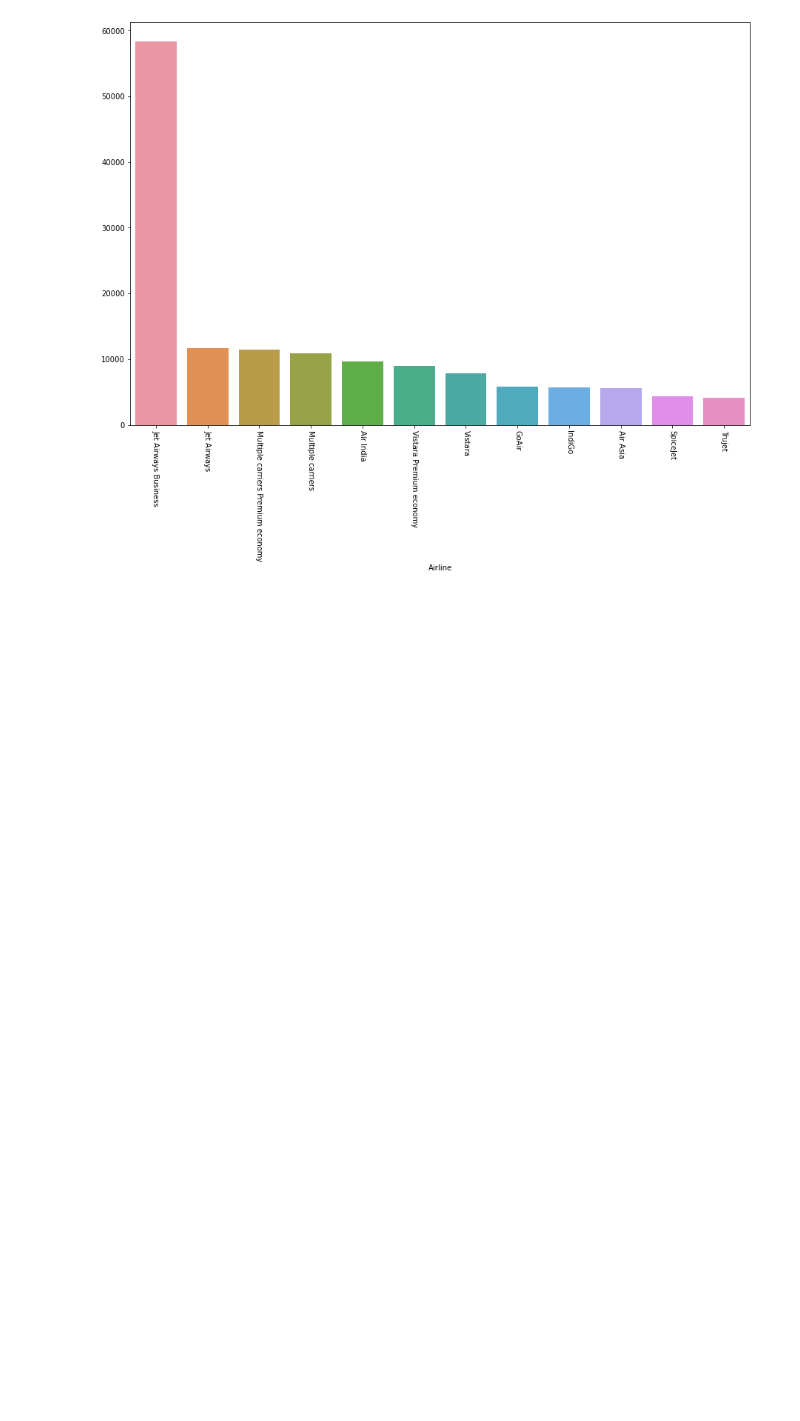
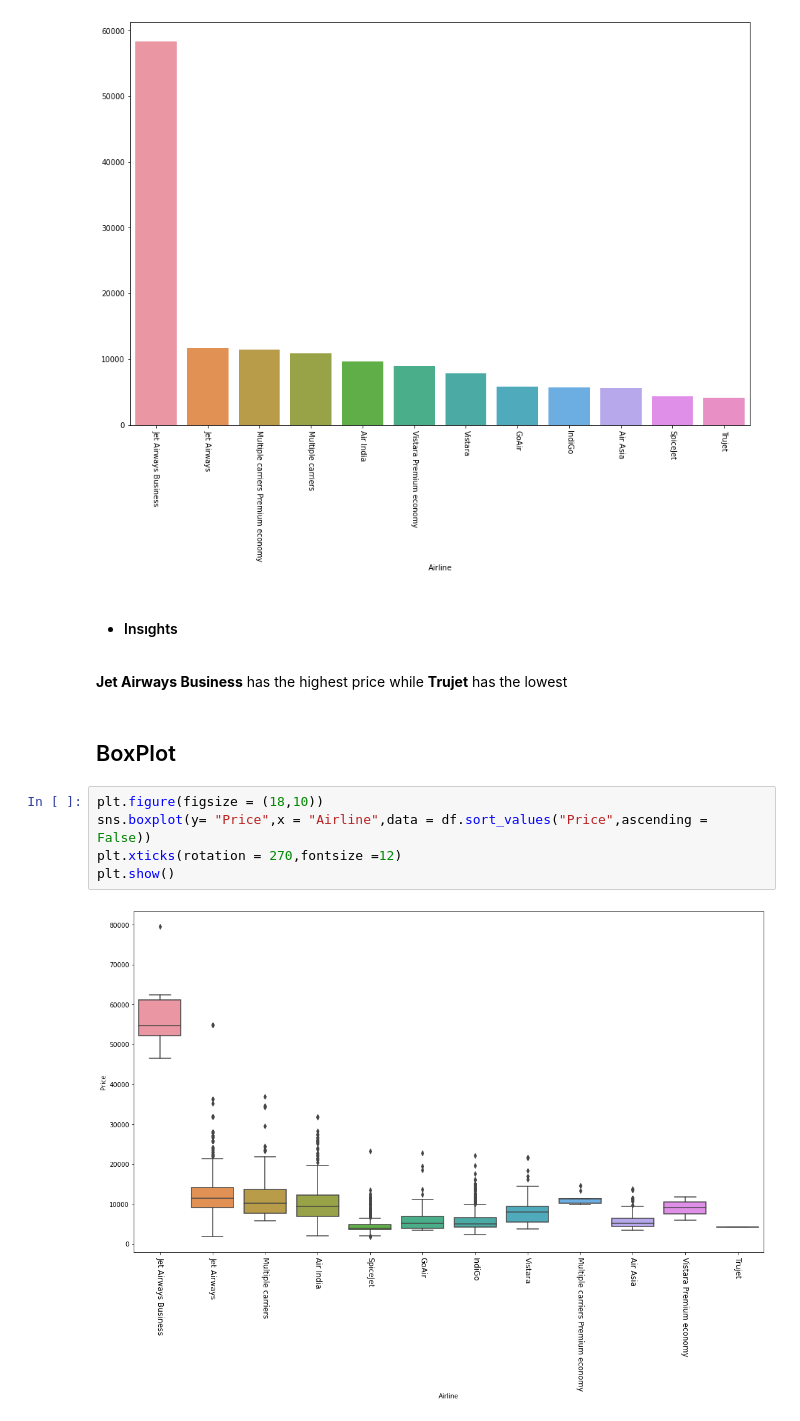
Before and after one commit to ugursavci/My-Data-Science-Portfolio, a Jupyter notebook: Flight Price/24.02.2020.ipynb, the cells around one changed output. Saved outputs shown, nothing was run; the diff lists cells and outputs as text; blank space fills up the shorter version.

```diff
--- a/Flight Price/24.02.2020.ipynb
+++ b/Flight Price/24.02.2020.ipynb
@@ -207,3 +143,16 @@ plt.xticks(rotation = 270)
 plt.show()
 # %% [output]
 [figure]
+# %% [markdown]
+- #### Insıghts
+# %% [markdown]
+**Jet Airways Business** has the highest price while **Trujet** has the lowest
+# %% [markdown]
+## BoxPlot
+# %%
+plt.figure(figsize = (18,10))
+sns.boxplot(y= "Price",x = "Airline",data = df.sort_values("Price",ascending = False))
+plt.xticks(rotation = 270,fontsize =12)
+plt.show()
+# %% [output]
+[figure, added]
```
Also changed, not shown: parts of 15 cells of this notebook.
